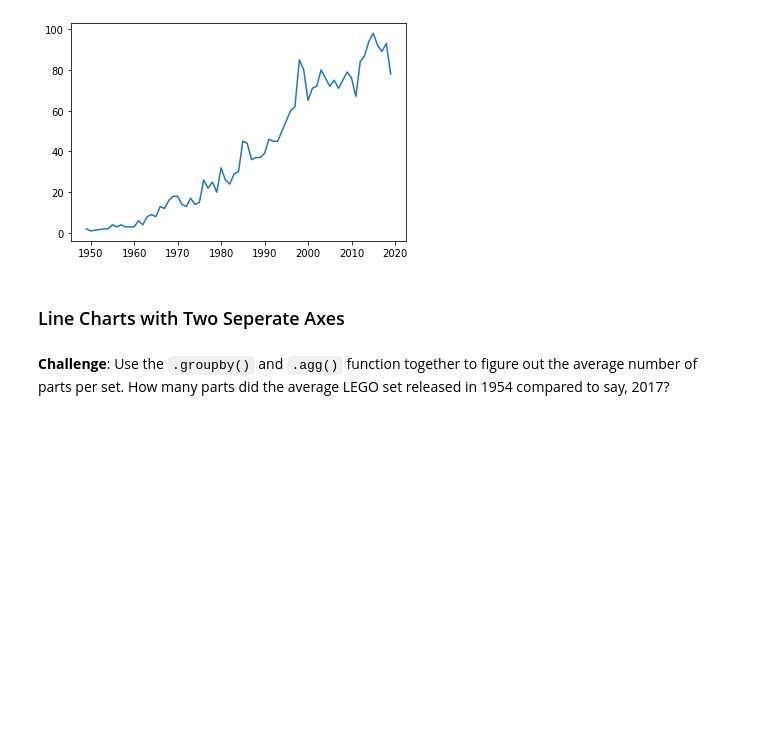
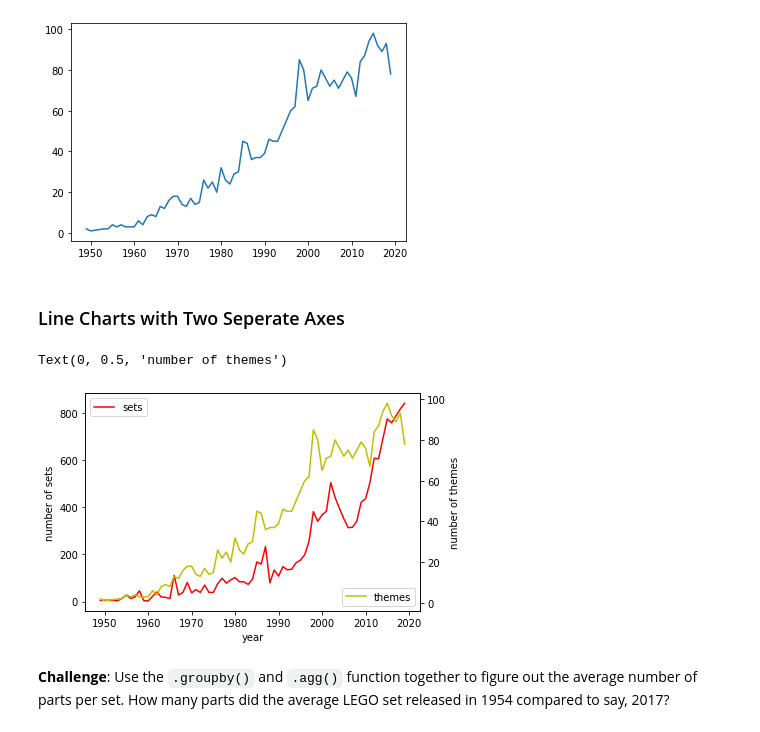
Before and after one commit to harunaOseni/Python-projects, a Jupyter notebook: LEGO project/LEGO Notebook and Data/Lego_Analysis_for_Course.ipynb, the cells around one changed output. Drawn from its saved outputs; the diff is of its cells as text; code cells hidden in the pictures; blank space fills up the shorter version.

```diff
--- a/LEGO project/LEGO Notebook and Data/Lego_Analysis_for_Course.ipynb
+++ b/LEGO project/LEGO Notebook and Data/Lego_Analysis_for_Course.ipynb
@@ -187,5 +187,19 @@ plt.plot(themes_by_year.index, themes_by_year["nr_themes"])
 [figure]
 # %% [markdown]
 ### Line Charts with Two Seperate Axes
+# %%
+ax1 = plt.gca()  # get current axis
+ax2 = ax1.twinx()  # create a second axes that shares the same x-axis
+ax1.plot(sets_by_year_count.index, sets_by_year_count["set_num"], color='r')
+ax2.plot(themes_by_year.index, themes_by_year["nr_themes"], color='y')
+#set legend to sets and themes
+ax1.legend(["sets"], loc='upper left')
+ax2.legend(["themes"], loc='lower right')
+ax1.set_xlabel("year")
+ax1.set_ylabel("number of sets")
+ax2.set_ylabel("number of themes")
+# %% [output]
+Text(0, 0.5, 'number of themes')
+[figure, added]
 # %% [markdown]
 **Challenge**: Use the <code>.groupby()</code> and <code>.agg()</code> function together to figure out the average number of parts per set. How many parts did the average LEGO set released in 1954 compared to say, 2017?
```
Also changed, not shown: parts of 5 cells of this notebook.
